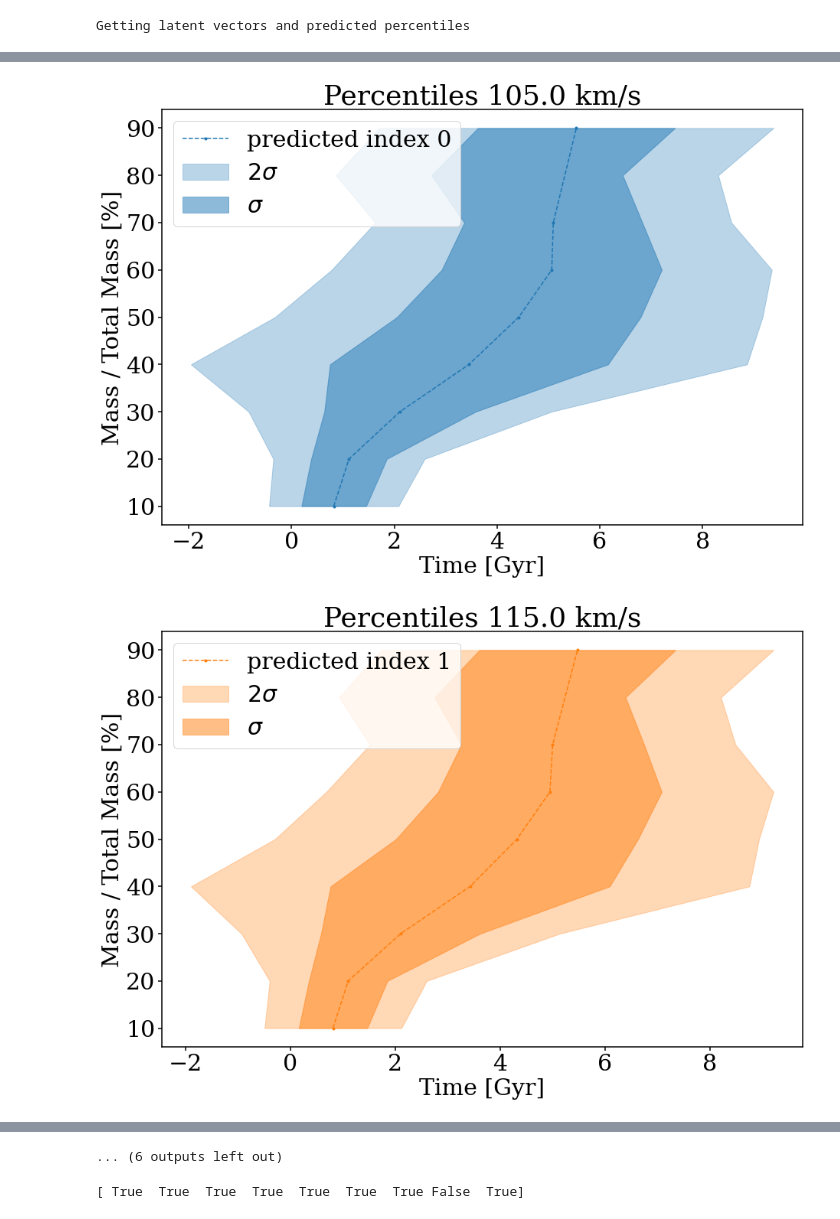
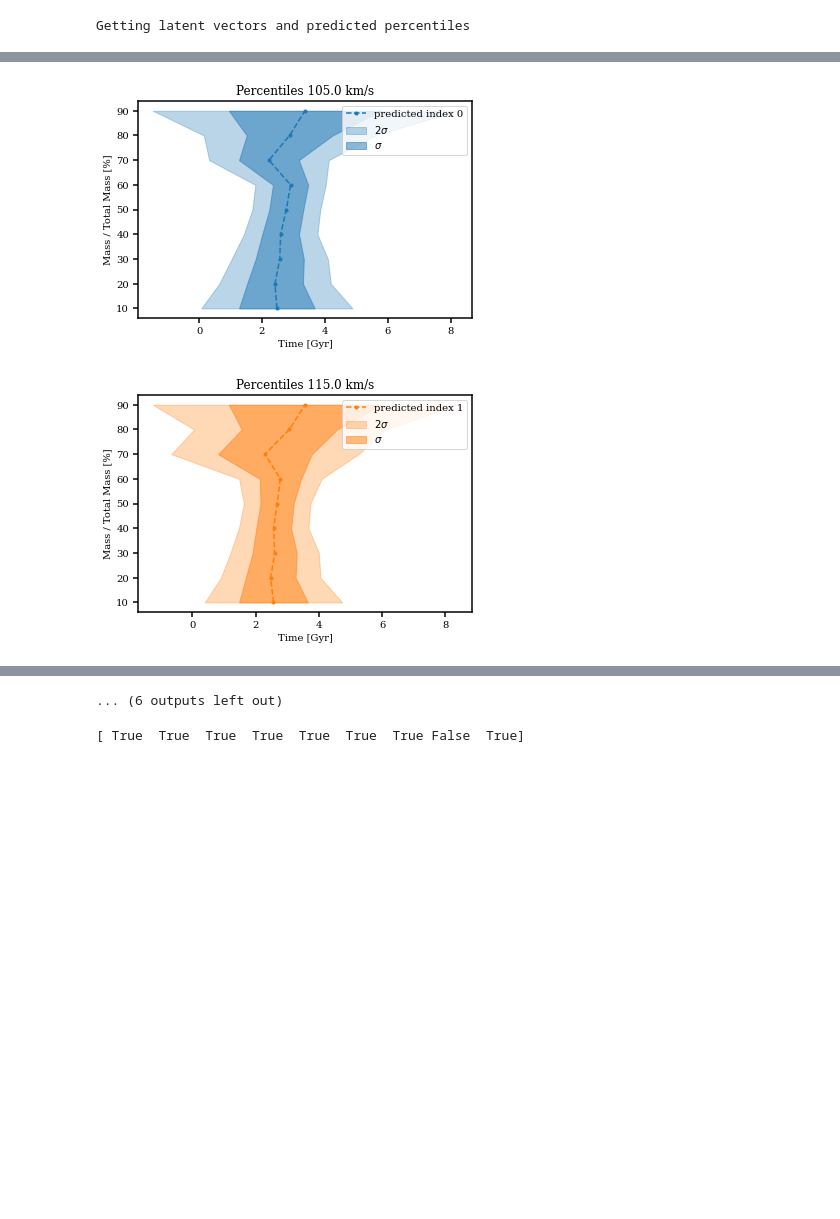
Before and after one commit to patriglesias/SBI_SFHs, a Jupyter notebook: observations_prior_mass/prepare_obs.ipynb, the cells around one changed output, grey strips where cells are left out. Cells and saved outputs as stored; diff of their text form; code cells hidden in the pictures; blank space fills up the shorter version.

```diff
--- a/observations_prior_mass/prepare_obs.ipynb
+++ b/observations_prior_mass/prepare_obs.ipynb
@@ -322,7 +322,7 @@ loader = accelerator.prepare(generator)
 
 #load model
 n_latent=16
-model_file = "./saved_models/checkpoint.pt"
+model_file = "./saved_models/checkpoint_m14.pt"
 model, loss = load_model(model_file, device=accelerator.device,n_hidden=(16,32),n_out=10)
 model = accelerator.prepare(model)
 
@@ -352,6 +352,6 @@ print(np.shape(ss))
 (18, 16)
 # %%
-file="./saved_models/my_posterior.pkl"
+file="./saved_models/my_posterior_m14.pkl"
 
 file = open(file, 'rb')
 qphi = pickle.load(file)
@@ -389,34 +389,34 @@ def plot_percentile_distribution(index_list=range(18),avoid_80=False):
                 plt.xlabel('Time [Gyr]')
                 plt.ylabel('Mass / Total Mass [%]')
                         #plt.savefig('prediction_1e5_m216_'+str(k)+'.jpg')
                 plt.show()
 
     else:
 
         for k,j in enumerate(index_list):
 
             Xobs=ss[j,:]
-            posterior_samples= np.array(qphi.sample((5000,),
+            posterior_samples= np.array(qphi.sample((100,),
                                                 x=torch.as_tensor(np.array([Xobs]).astype(np.float32)).to('cpu'),
                                                     show_progress_bars=False).detach().to('cpu'))
 
 
             plt.plot(np.mean(posterior_samples,axis=0)[:9],np.arange(10,100,10),'.--',color='C'+str(k),label='predicted index '+str(j))
             plt.fill_betweenx(np.arange(10,100,10),np.mean(posterior_samples,axis=0)[:9]+2*np.std(posterior_samples[:,:9],axis=0),np.mean(posterior_samples,axis=0)[:9]-2*np.std(posterior_samples[:,:9],axis=0),color='C'+str(k),alpha=0.3,label='$2\\sigma$')
             plt.fill_betweenx(np.arange(10,100,10),np.mean(posterior_samples,axis=0)[:9]+np.std(posterior_samples[:,:9],axis=0),np.mean(posterior_samples,axis=0)[:9]-np.std(posterior_samples[:,:9],axis=0),color='C'+str(k),alpha=0.5,label='$\\sigma$')
             plt.title('Percentiles '+str(sigma_gal[k])+' km/s')
             plt.legend()
             plt.xlabel('Time [Gyr]')
             plt.ylabel('Mass / Total Mass [%]')
                     #plt.savefig('prediction_1e5_m216_'+str(k)+'.jpg')
             plt.show()
 
 
 
 
 
 
-plot_percentile_distribution(avoid_80=True)
+plot_percentile_distribution()#void_80=True)
 # %% [output]
-[figure, old version]
+[figure, new version]
-[figure, old version]
+[figure, new version]
```
Also changed, not shown: parts of 4 cells of this notebook, 23 other files.
